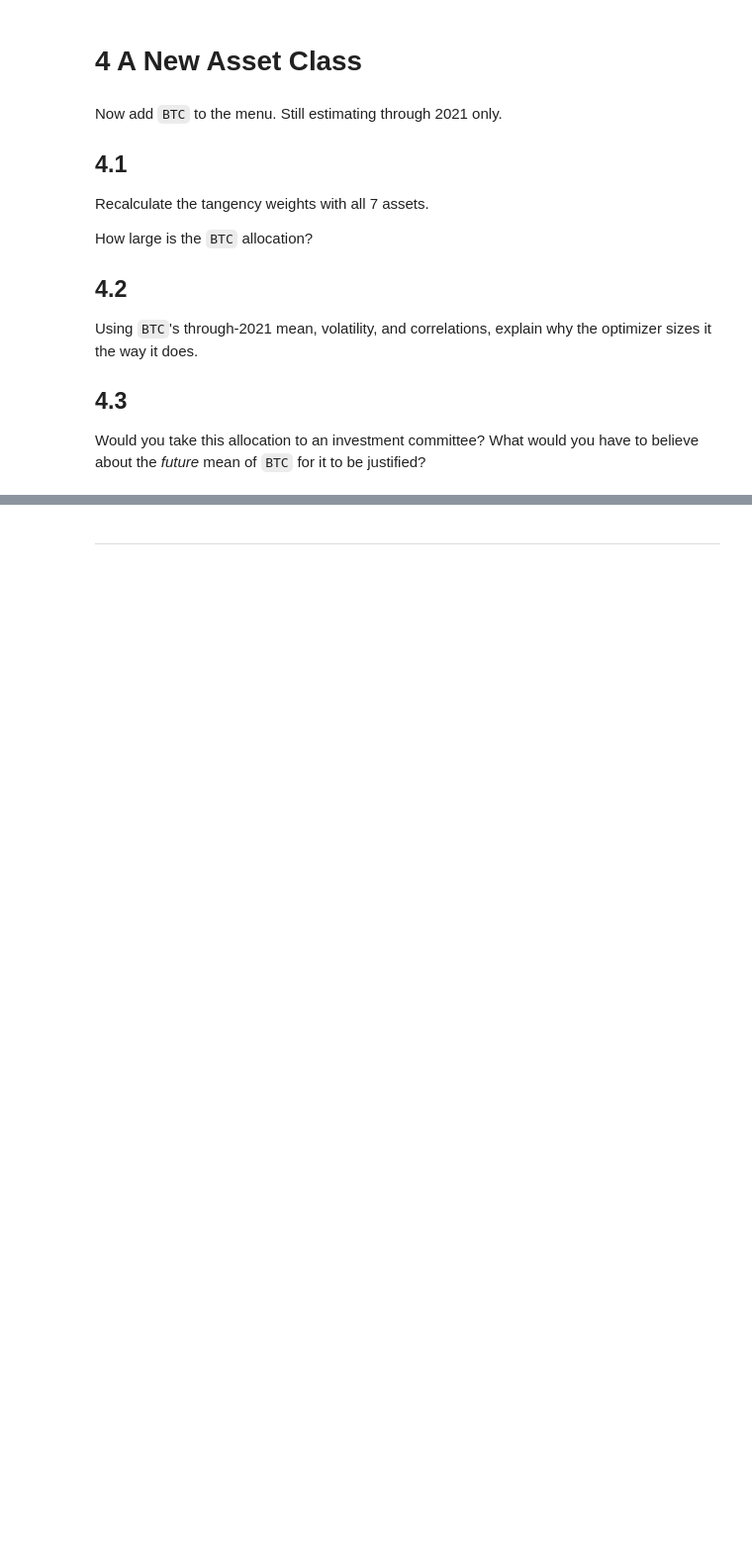
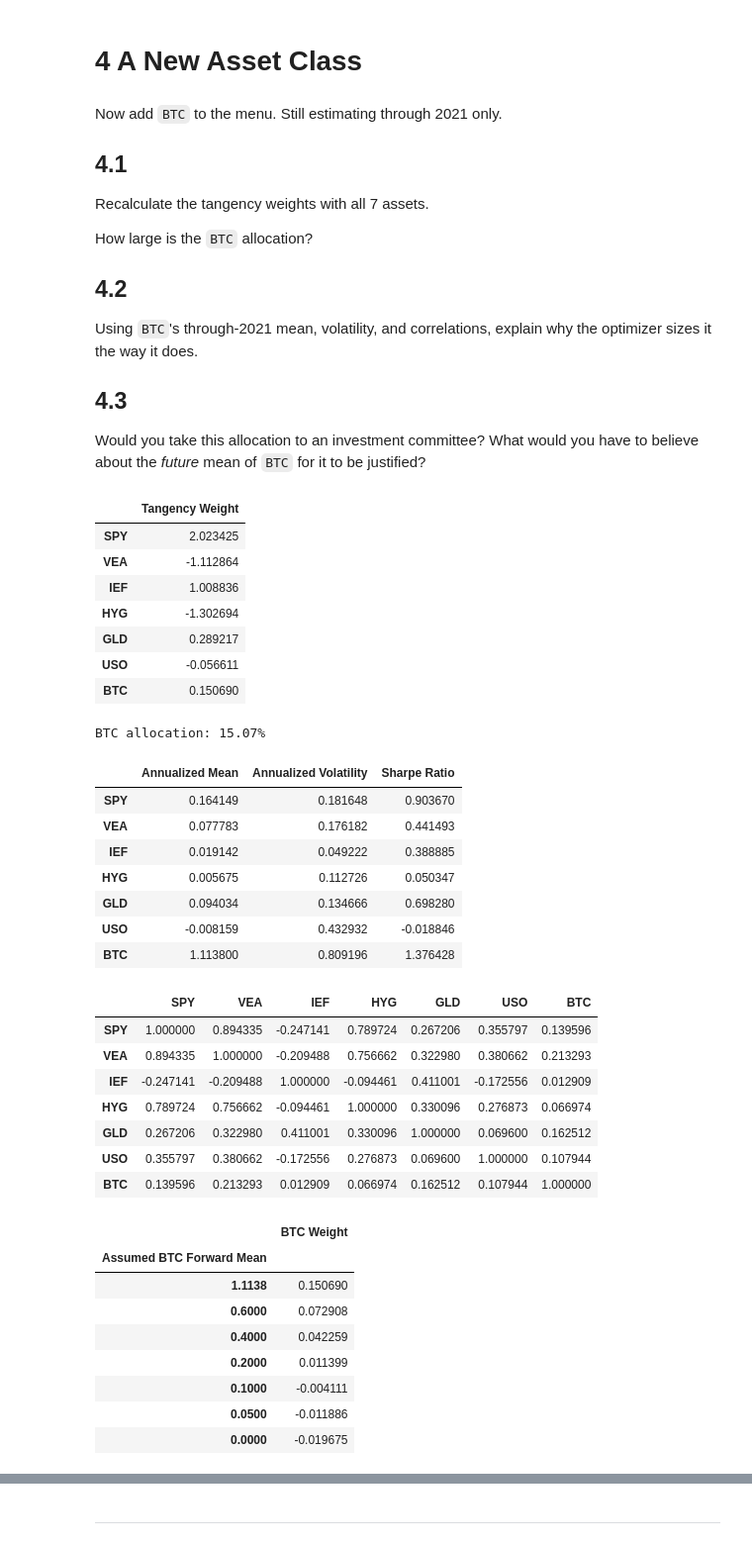
Before and after one commit to samLeung24/Quant-Part-II, a Jupyter notebook: Multi-Asset_Allocation.ipynb, the cells around one changed output, grey strips where cells are left out. Shown at 99% size. Saved outputs shown, nothing was run; the diff lists cells and outputs as text; code cells hidden in the pictures; blank space fills up the shorter version.

```diff
--- a/Multi-Asset_Allocation.ipynb
+++ b/Multi-Asset_Allocation.ipynb
@@ -252,3 +252,78 @@ Using `BTC`'s through-2021 mean, volatility, and correlations, explain why the o
 ## 4.3
 
 Would you take this allocation to an investment committee? What would you have to believe about the *future* mean of `BTC` for it to be justified?
+# %%
+import pandas as pd
+import numpy as np
+
+# 4.1
+excess = pd.read_excel('./data/asset_class_etf_data.xlsx', sheet_name='excess returns', index_col=0)
+
+excess_2021 = excess[excess.index.year <= 2021]
+
+mu = excess_2021.mean() * 52
+Sigma = excess_2021.cov() * 52
+
+w_tan = np.linalg.solve(Sigma, mu)
+w_tan = w_tan / w_tan.sum()
+tangency_weights = pd.Series(w_tan, index=excess_2021.columns, name="Tangency Weight")
+
+display(tangency_weights.to_frame())
+print(f"BTC allocation: {tangency_weights['BTC']:.2%}")
+
+
+# 4.2
+stats_2021 = pd.DataFrame({
+    "Annualized Mean": excess_2021.mean() * 52,
+    "Annualized Volatility": excess_2021.std() * np.sqrt(52),
+})
+stats_2021["Sharpe Ratio"] = stats_2021["Annualized Mean"] / stats_2021["Annualized Volatility"]
+display(stats_2021)
+display(excess_2021.corr())
+
+sensitivity = {}
+for assumed_mean in [mu["BTC"], 0.60, 0.40, 0.20, 0.10, 0.05, 0.0]:
+    mu_adj = mu.copy()
+    mu_adj["BTC"] = assumed_mean
+    w_adj = np.linalg.solve(Sigma, mu_adj)
+    w_adj = w_adj / w_adj.sum()
+    sensitivity[assumed_mean] = pd.Series(w_adj, index=excess_2021.columns)["BTC"]
+
+sensitivity = pd.Series(sensitivity, name="BTC Weight")
+sensitivity.index.name = "Assumed BTC Forward Mean"
+display(sensitivity.to_frame())
+# %% [output]
+|  | Tangency Weight |
+| SPY | 2.023425 |
+| VEA | -1.112864 |
+| IEF | 1.008836 |
+| HYG | -1.302694 |
+| GLD | 0.289217 |
+| USO | -0.056611 |
+| BTC | 0.150690 |
+BTC allocation: 15.07%
+|  | Annualized Mean | Annualized Volatility | Sharpe Ratio |
+| SPY | 0.164149 | 0.181648 | 0.903670 |
+| VEA | 0.077783 | 0.176182 | 0.441493 |
+| IEF | 0.019142 | 0.049222 | 0.388885 |
+| HYG | 0.005675 | 0.112726 | 0.050347 |
+| GLD | 0.094034 | 0.134666 | 0.698280 |
+| USO | -0.008159 | 0.432932 | -0.018846 |
+| BTC | 1.113800 | 0.809196 | 1.376428 |
+|  | SPY | VEA | IEF | HYG | GLD | USO | BTC |
+| SPY | 1.000000 | 0.894335 | -0.247141 | 0.789724 | 0.267206 | 0.355797 | 0.139596 |
+| VEA | 0.894335 | 1.000000 | -0.209488 | 0.756662 | 0.322980 | 0.380662 | 0.213293 |
+| IEF | -0.247141 | -0.209488 | 1.000000 | -0.094461 | 0.411001 | -0.172556 | 0.012909 |
+| HYG | 0.789724 | 0.756662 | -0.094461 | 1.000000 | 0.330096 | 0.276873 | 0.066974 |
+| GLD | 0.267206 | 0.322980 | 0.411001 | 0.330096 | 1.000000 | 0.069600 | 0.162512 |
+| USO | 0.355797 | 0.380662 | -0.172556 | 0.276873 | 0.069600 | 1.000000 | 0.107944 |
+| BTC | 0.139596 | 0.213293 | 0.012909 | 0.066974 | 0.162512 | 0.107944 | 1.000000 |
+|  | BTC Weight |
+| Assumed BTC Forward Mean |  |
+| 1.1138 | 0.150690 |
+| 0.6000 | 0.072908 |
+| 0.4000 | 0.042259 |
+| 0.2000 | 0.011399 |
+| 0.1000 | -0.004111 |
+| 0.0500 | -0.011886 |
+| 0.0000 | -0.019675 |
```
Also changed, not shown: parts of 4 cells of this notebook.
